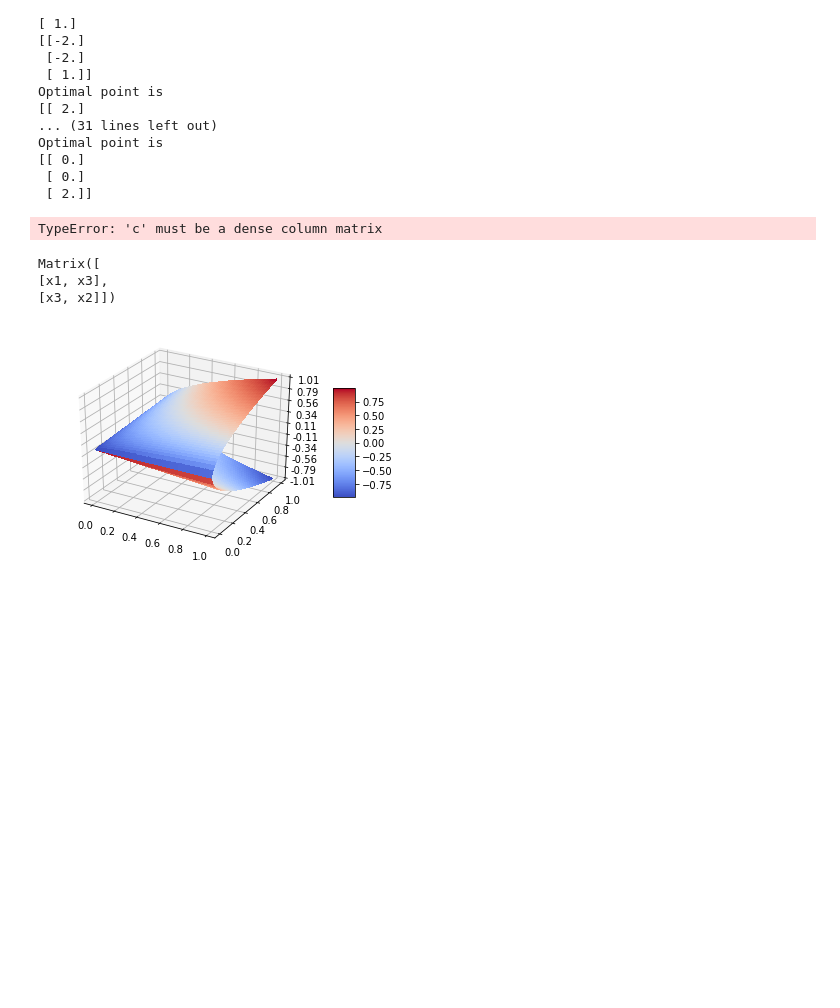
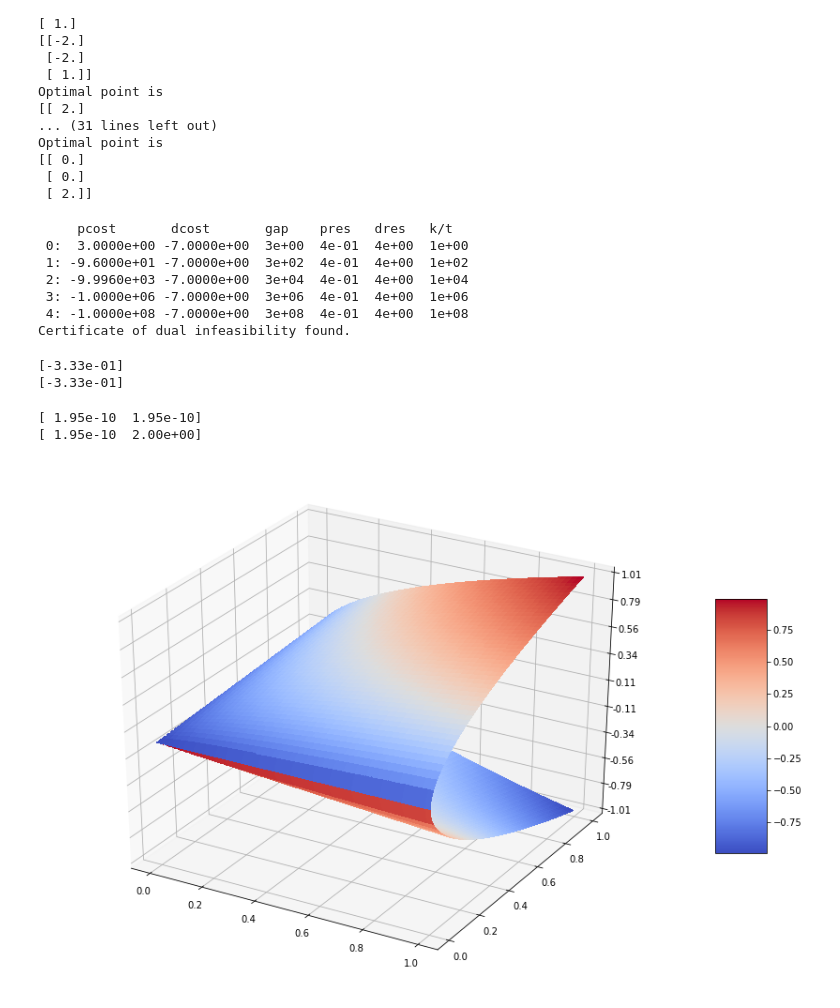
Before and after one commit to fafasonga/simplex, a Jupyter notebook: simplex/simplex.ipynb, the cells around one changed output. Cells and saved outputs as stored; diff of their text form; code cells hidden in the pictures; blank space fills up the shorter version.

```diff
--- a/simplex/simplex.ipynb
+++ b/simplex/simplex.ipynb
@@ -109,18 +109,17 @@ Optimal point is
  [ 0.]
  [ 2.]]
 # %%
-c = Matrix([2.0, 1.0])
-G = Matrix([[2.0, 1.0],[1.0, 2.0]])
-h = Matrix([[3.0, 2.0], [4.0, 1.0]])
+from cvxopt import matrix, solvers
+
+c = matrix([2.0, 1.0])
+G = matrix([[2.0, 1.0],[1.0, 2.0]])
+h = matrix([[3.0, 2.0]])
 solu = solvers.sdp(c,G,h)
 # %% [output]
-TypeError: 'c' must be a dense column matrix
+     pcost       dcost       gap    pres   dres   k/t
+ 0:  3.0000e+00 -7.0000e+00  3e+00  4e-01  4e+00  1e+00
+ 1: -9.6000e+01 -7.0000e+00  3e+02  4e-01  4e+00  1e+02
+ 2: -9.9960e+03 -7.0000e+00  3e+04  4e-01  4e+00  1e+04
+ 3: -1.0000e+06 -7.0000e+00  3e+06  4e-01  4e+00  1e+06
+ 4: -1.0000e+08 -7.0000e+00  3e+08  4e-01  4e+00  1e+08
+Certificate of dual infeasibility found.
-# %%
-variables = symbols('x1 x2 x3')
-x1, x2, x3 = variables
-results = Matrix([[x1, x3], [x3, x2]])
-results
-# %% [output]
-Matrix([
-[x1, x3],
-[x3, x2]])
@@ -133,32 +126,44 @@ d = matrix([1.0, 2.0])
+# %%
+print(solu['x'])
+# %% [output]
+[-3.33e-01]
+[-3.33e-01]
+# %%
+X = matrix([[sol['x'][0], sol['x'][1]], [sol['x'][1], sol['x'][2]]])
+print X
+# %% [output]
+[ 1.95e-10  1.95e-10]
+[ 1.95e-10  2.00e+00]
 # %%
 from mpl_toolkits.mplot3d import Axes3D
 import matplotlib.pyplot as plt
 from matplotlib import cm
 from matplotlib.ticker import LinearLocator, FormatStrFormatter
 import numpy as np
 
-fig = plt.figure()
+fig = plt.figure(figsize=[15,10])
 ax = fig.gca(projection='3d')
 
 X = np.arange(0, 1, 0.0025)
 Y = np.arange(0, 1, 0.0025)
 
 X, Y = np.meshgrid(X, Y)
 R = X + Y
 Z1 = np.sqrt(X*Y)
 Z2 = -np.sqrt(X*Y)
 surf1 = ax.plot_surface(X, Y, Z1, cmap=cm.coolwarm,linewidth=0, antialiased=False)
+surfsurf1 = ax.plot_surface(X, Y, Z1, cmap=cm.coolwarm,linewidth=0, antialiased=False)
 surf2 = ax.plot_surface(X, Y, Z2, cmap=cm.coolwarm,linewidth=0, antialiased=False)
 
 ax.set_zlim(-1.01, 1.01)
 ax.zaxis.set_major_locator(LinearLocator(10))
 ax.zaxis.set_major_formatter(FormatStrFormatter('%.02f'))
 
 fig.colorbar(surf, shrink=0.5, aspect=5)
 
 plt.show()
 # %% [output]
-[figure, old version]
+[figure, new version]
 # %%
 from mpl_toolkits.mplot3d import Axes3D
 import matplotlib.pyplot as plt
```
Also changed, not shown: parts of 3 cells of this notebook.
